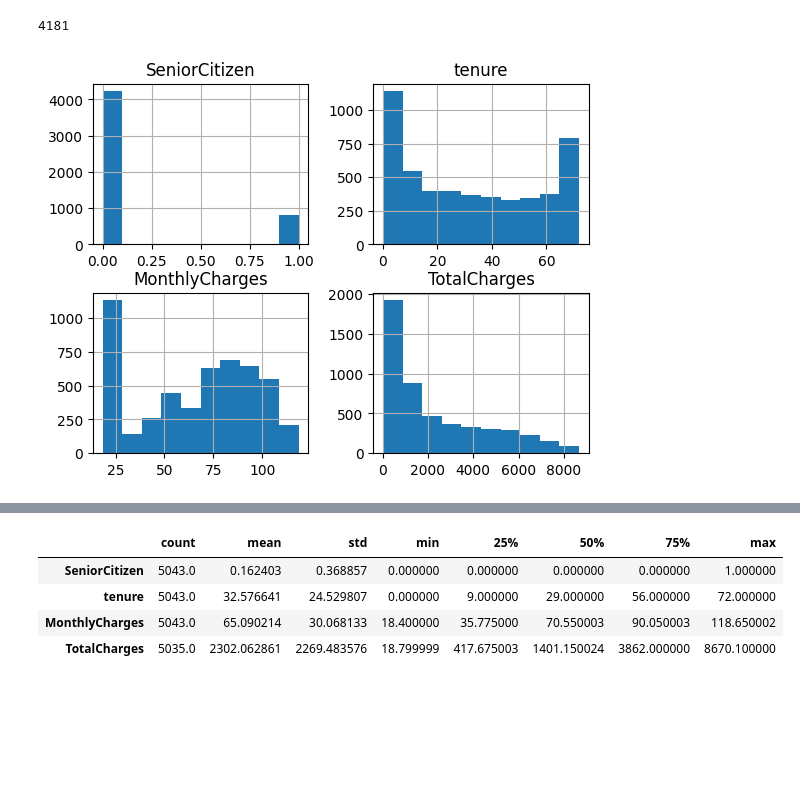
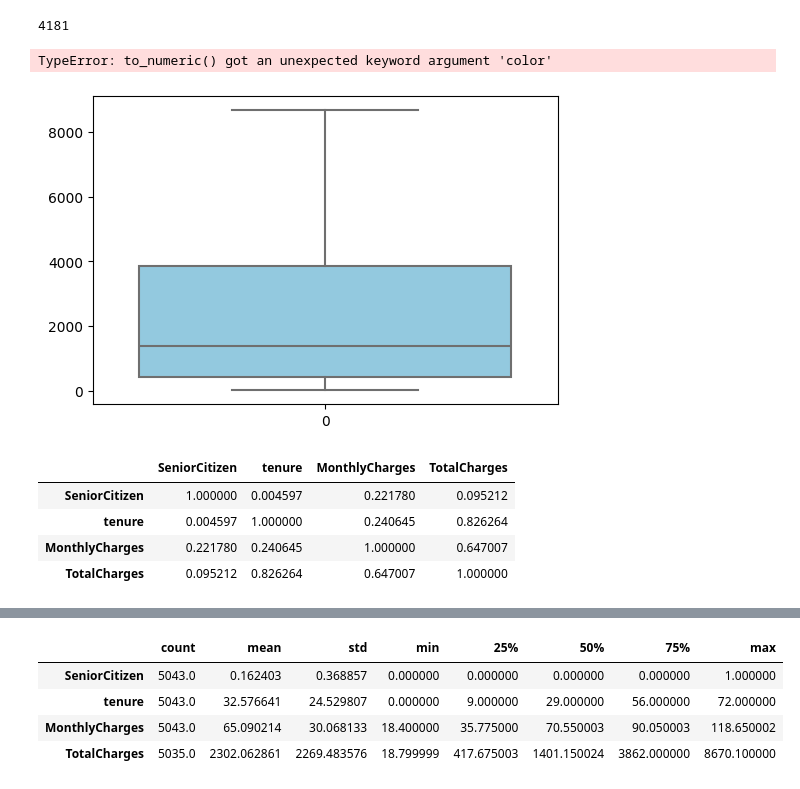
Before and after one commit to qochieng/LP2-Classification-Project, a Jupyter notebook: TelcoChurn-1.ipynb, the cells around one changed output, grey strips where cells are left out. Drawn from its saved outputs; the diff is of its cells as text; code cells hidden in the pictures; blank space fills up the shorter version.

```diff
--- a/TelcoChurn-1.ipynb
+++ b/TelcoChurn-1.ipynb
@@ -46,7 +59,7 @@ USER = login.get('user')
 SERVER = login.get('server')
 DATABASE = login.get('dbname')
 # %%
-connection = f"DRIVER={{SQL Server}};SERVER={SERVER};DATABASE={DATABASE};UID={USER};PWD={PASS};"
+connection = f"DRIVER={{ODBC Driver 18 for SQL Server}};SERVER={SERVER};DATABASE={DATABASE};UID={USER};PWD={PASS};MARS_Connection=yes;MinProtocolVersion=TLSv1.2;"
 # %%
 conn = pyodbc.connect(connection)
 # %%
@@ -174,7 +159,21 @@ data.isna().sum().sum()
 # %% [output]
 4181
 # %%
-data['TotalCharges']= pd.to_numeric(data['TotalCharges'], errors='coerce')
+data['TotalCharges']= pd.to_numeric(data['TotalCharges'], errors='coerce',color='skyblue')
 data.hist();
 # %% [output]
-[figure, removed]
+TypeError: to_numeric() got an unexpected keyword argument 'color'
+# %%
+data_box = df[['SeniorCitizen','tenure','TotalCharges','MonthlyCharges']]
+plt.figure(figsize=(6,4))
+sns.boxplot(data=data['TotalCharges'],color='skyblue');
+# %% [output]
+[figure, added]
+# %%
+data.corr(numeric_only=True)
+# %% [output]
+|  | SeniorCitizen | tenure | MonthlyCharges | TotalCharges |
+| SeniorCitizen | 1.000000 | 0.004597 | 0.221780 | 0.095212 |
+| tenure | 0.004597 | 1.000000 | 0.240645 | 0.826264 |
+| MonthlyCharges | 0.221780 | 0.240645 | 1.000000 | 0.647007 |
+| TotalCharges | 0.095212 | 0.826264 | 0.647007 | 1.000000 |
```
Also changed, not shown: parts of 59 cells of this notebook, 1 other file.
